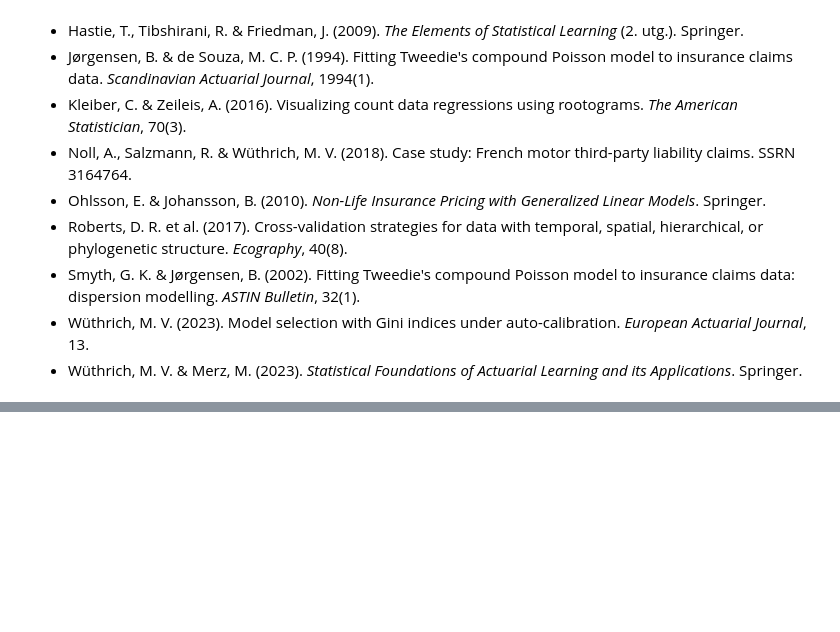
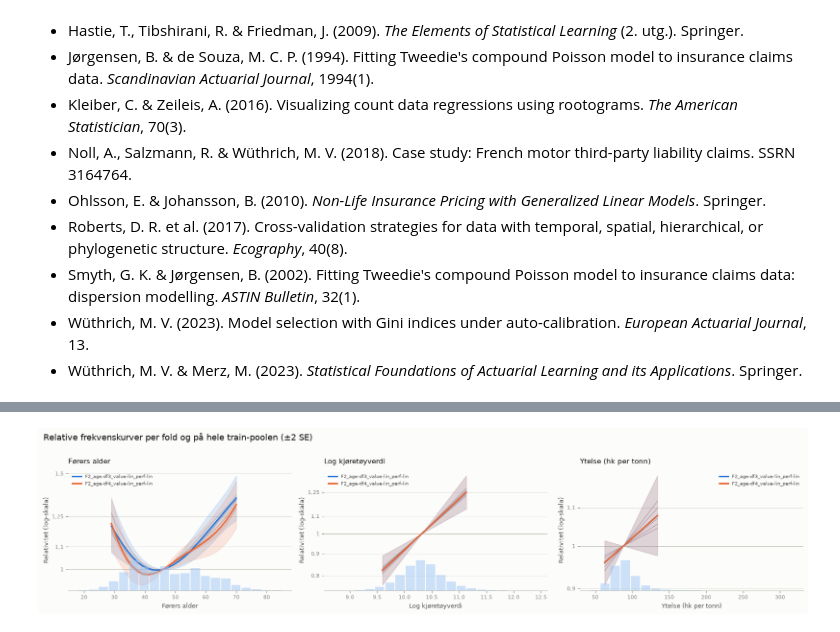
Before and after one commit to MarkusBjerkaas/Motor-Insurance-GLM-ML, a Jupyter notebook: glm_pricing_models.ipynb, the cells around one changed output, grey strips where cells are left out. Saved outputs shown, nothing was run; the diff lists cells and outputs as text; code cells hidden in the pictures; blank space fills up the shorter version.

```diff
--- a/glm_pricing_models.ipynb
+++ b/glm_pricing_models.ipynb
@@ -976,0 +2244,44 @@ men kandidatene og scoringsreglene deres er definert før resultatene ses.
+# %%
+# Plott: valgt form, og beste kandidat når den er en annen (lineære ledd gir rette linjer)
+curve_ids = list(dict.fromkeys([form_selection["selected"], form_selection["best"]]))
+full_curves = {m: fit_full_curves(frequency_cv[m]["spec"]) for m in curve_ids}
+display(
+    plot_fold_curves(
+        pd.concat(
+            [frequency_cv[m]["curves"] for m in curve_ids]
+            + [full_curves[m]["curves"] for m in curve_ids],
+            ignore_index=True,
+        ),
+        features=CONTINUOUS_FEATURES,
+        support_frame=model_frame,
+        feature_labels={
+            "driver_age": "Førers alder",
+            "log_vehicle_value": "Log kjøretøyverdi",
+            "performance_hp_per_tonne": "Ytelse (hk per tonn)",
+        },
+        title="Relative frekvenskurver per fold og på hele train-poolen (±2 SE)",
+    )
+)
+
+# Tabell 2: haleprediksjoner, hele train-poolen og spennet over foldene
+fold_tails = (
+    pd.concat([frequency_cv[m]["tails"] for m in curve_ids])
+    .groupby(["model_id", "feature"], sort=False)
+    .agg(
+        fold_min_lav=("relative_at_min", "min"),
+        fold_min_høy=("relative_at_min", "max"),
+        fold_maks_lav=("relative_at_max", "min"),
+        fold_maks_høy=("relative_at_max", "max"),
+        val_utenfor=("n_val_outside", "sum"),
+    )
+)
+tail_table = (
+    pd.concat([full_curves[m]["tails"] for m in curve_ids])
+    .set_index(["model_id", "feature"])[
+        ["train_min", "train_max", "relative_at_min", "relative_at_max"]
+    ]
+    .join(fold_tails)
+)
+display(tail_table.round(3))
+# %% [output]
+[figure, added]
```
Also changed, not shown: parts of 62 cells of this notebook, 22 other files.
